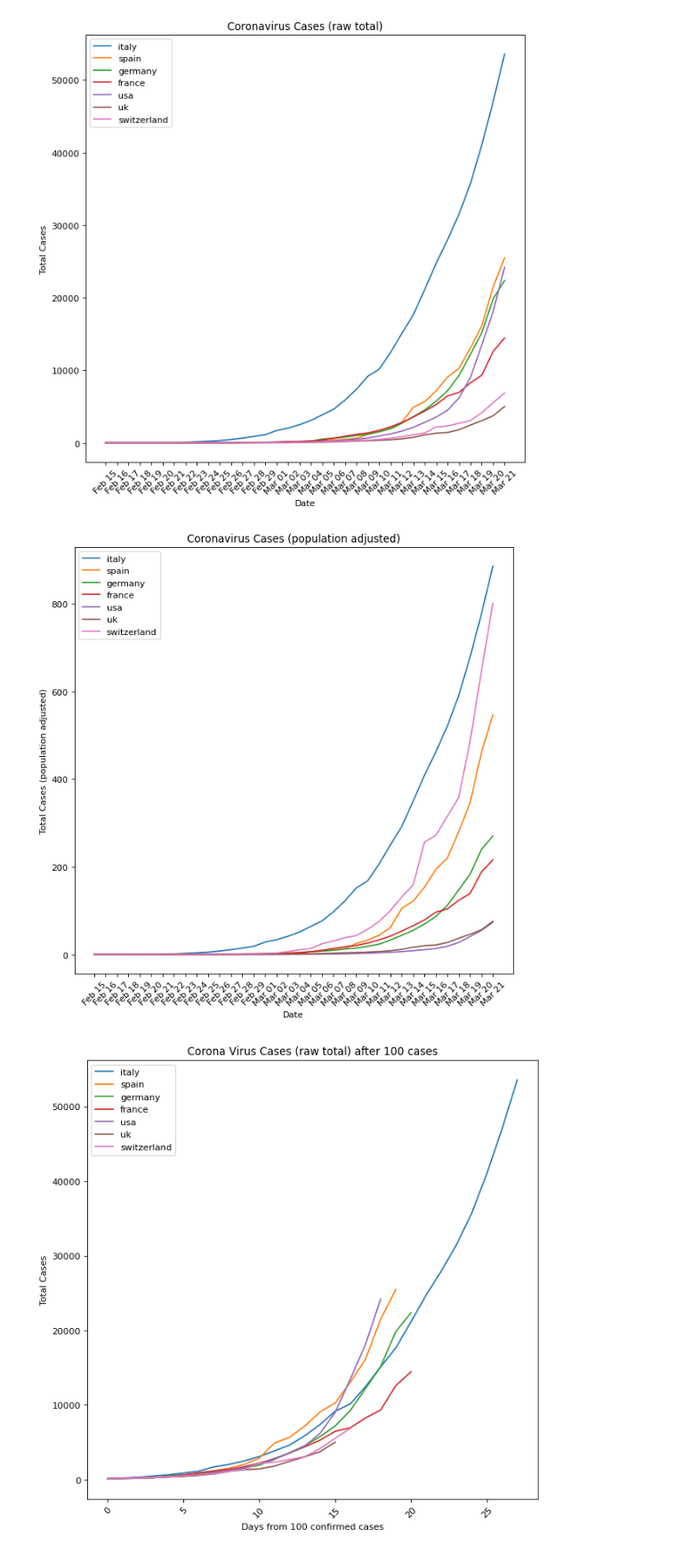
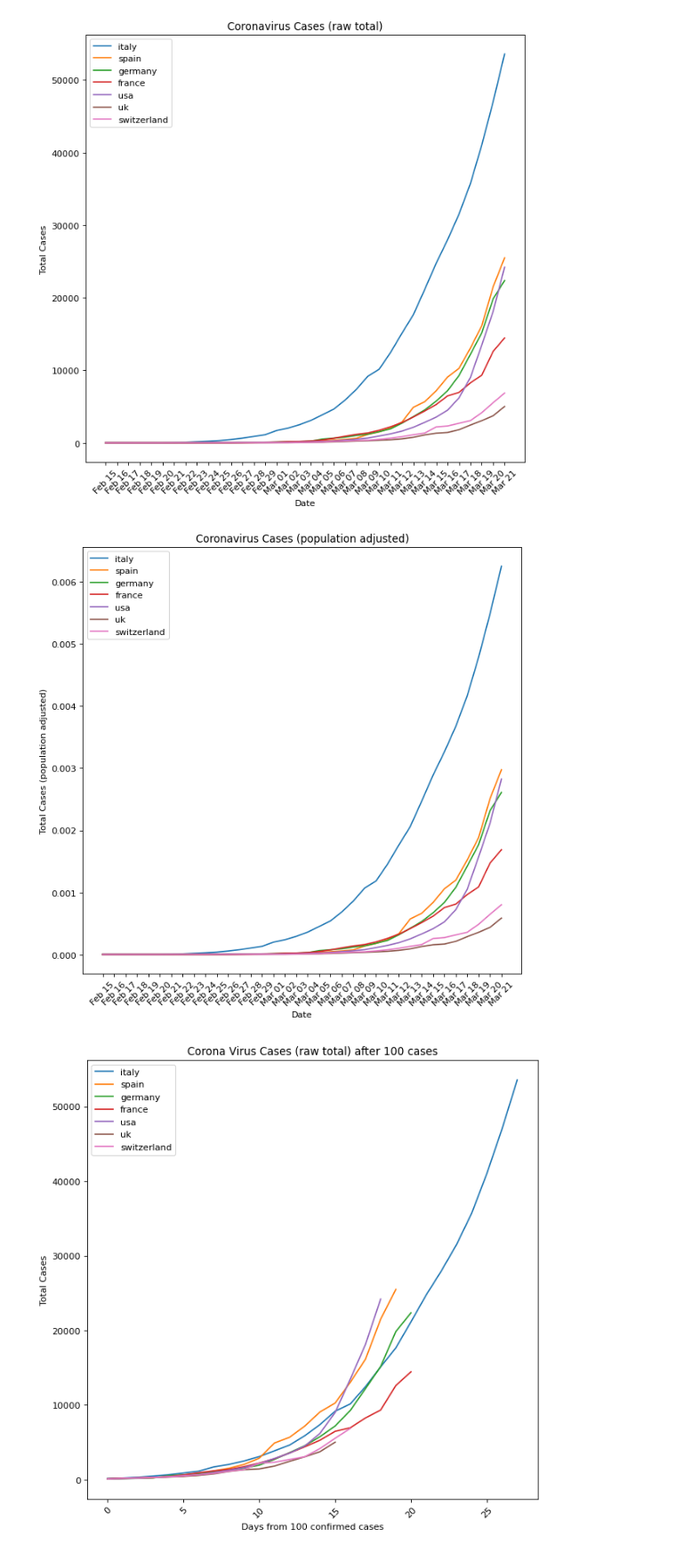
Before and after one commit to mementum/coronacharts, a Jupyter notebook: coronacharts.ipynb, the cells around one changed output. Shown at 89% size. Drawn from its saved outputs; the diff is of its cells as text; code cells hidden in the pictures.

```diff
--- a/coronacharts.ipynb
+++ b/coronacharts.ipynb
@@ -122,20 +122,19 @@ plt.show()
 # %%
 fig = plt.figure(**figkwargs)
 for country, cproperties in countries.items():
-    population = cproperties['population'] / 1000000
     data = cproperties['data']
     data += [float('NaN')] * (len(categories) - len(data))
     data = [x/population for x in data]
     plt.plot(categories, data, label=country)
 
 plt.title('Coronavirus Cases (population adjusted)')
 plt.ylabel('Total Cases (population adjusted)')
 plt.xlabel('Date')
 plt.xticks(**xtickskwargs)
 plt.legend(**legendkwargs)
 plt.show()
 # %% [output]
-[figure, old version]
+[figure, new version]
 # %%
 fig = plt.figure(**figkwargs)
 for country, cproperties in countries.items():
```
